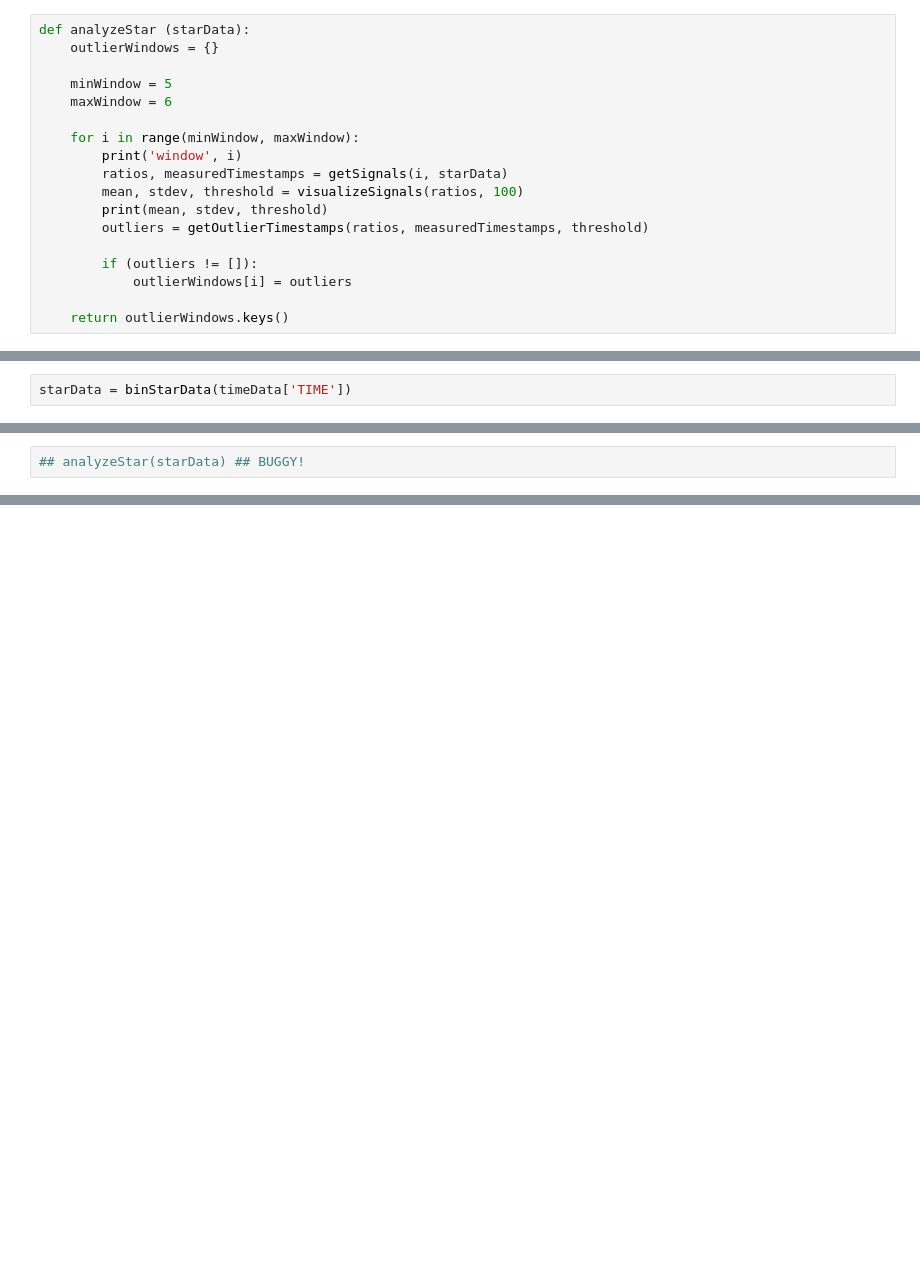
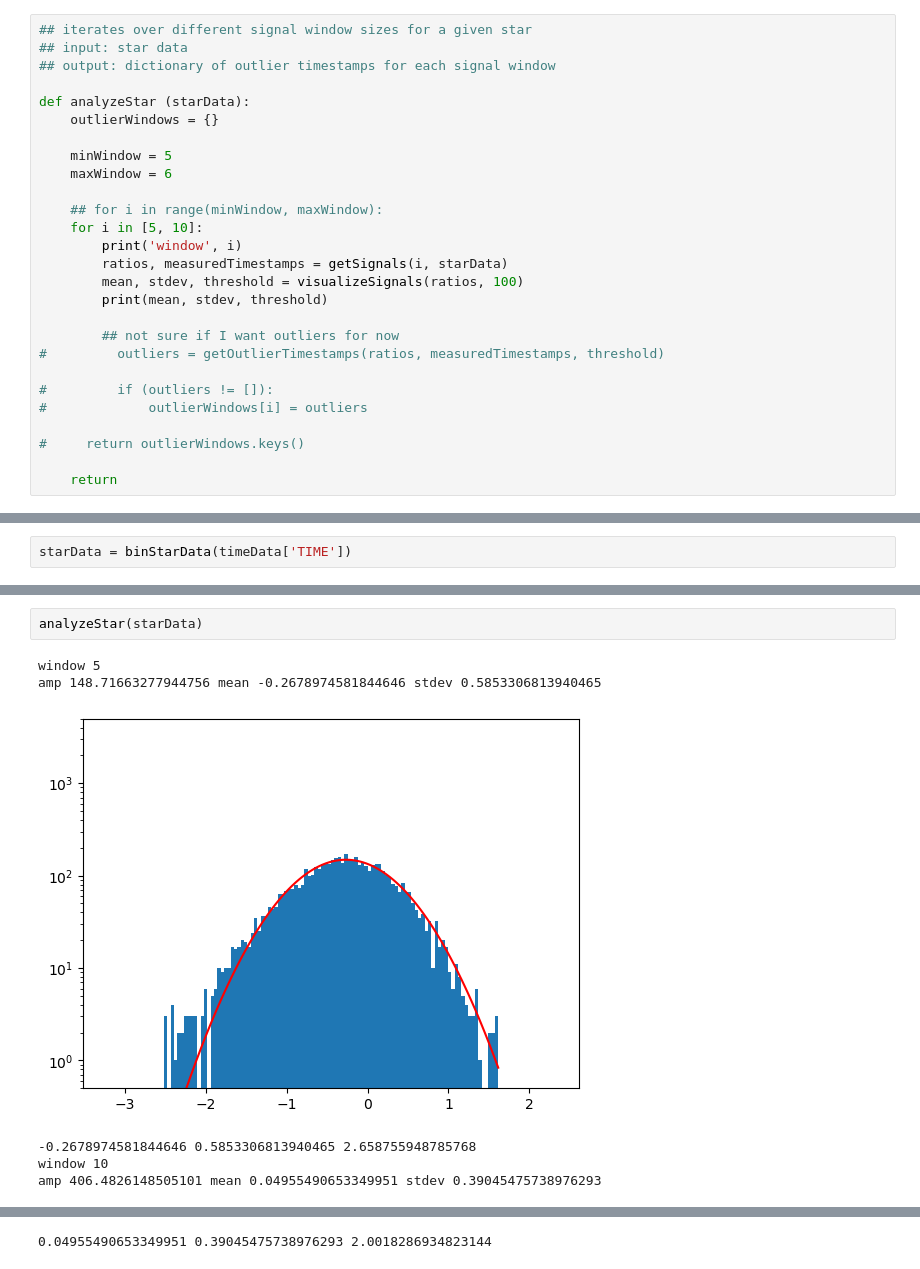
Before and after one commit to saphiooo/counting_stars, a Jupyter notebook: swift_uvot_events.ipynb, the cells around one changed output, grey strips where cells are left out. Cells and saved outputs as stored; diff of their text form; blank space fills up the shorter version.

```diff
--- a/swift_uvot_events.ipynb
+++ b/swift_uvot_events.ipynb
@@ -733,21 +682,30 @@ Output: dictionary of outlier timestamps for each signal window
 # %%
+## iterates over different signal window sizes for a given star
+## input: star data
+## output: dictionary of outlier timestamps for each signal window
+
 def analyzeStar (starData):
     outlierWindows = {}
 
     minWindow = 5
     maxWindow = 6
 
-    for i in range(minWindow, maxWindow):
+    ## for i in range(minWindow, maxWindow):
+    for i in [5, 10]:
         print('window', i)
         ratios, measuredTimestamps = getSignals(i, starData)
         mean, stdev, threshold = visualizeSignals(ratios, 100)
         print(mean, stdev, threshold)
-        outliers = getOutlierTimestamps(ratios, measuredTimestamps, threshold)
 
-        if (outliers != []):
-            outlierWindows[i] = outliers
+        ## not sure if I want outliers for now
+#         outliers = getOutlierTimestamps(ratios, measuredTimestamps, threshold)
 
-    return outlierWindows.keys()
+#         if (outliers != []):
+#             outlierWindows[i] = outliers
+
+#     return outlierWindows.keys()
+
+    return
 # %% [markdown]
 ### Iterating over Stars
 # %%
@@ -854,2 +782,9 @@ index 5281 with ratio 1.591388015154071 at time 633013783.42296
 # %%
-## analyzeStar(starData) ## BUGGY!
+analyzeStar(starData)
+# %% [output]
+window 5
+amp 148.71663277944756 mean -0.2678974581844646 stdev 0.5853306813940465
+[figure, added]
+-0.2678974581844646 0.5853306813940465 2.658755948785768
+window 10
+amp 406.4826148505101 mean 0.04955490653349951 stdev 0.39045475738976293
@@ -856 +792,2 @@ index 5281 with ratio 1.591388015154071 at time 633013783.42296
+0.04955490653349951 0.39045475738976293 2.0018286934823144
 # %%
```
Also changed, not shown: parts of 24 cells of this notebook.
